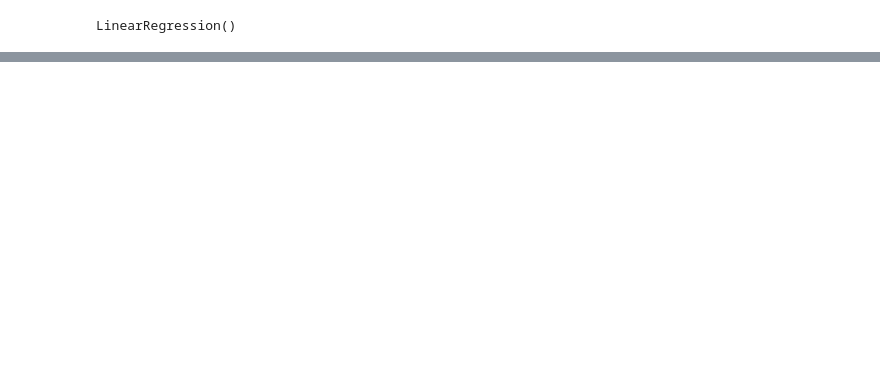
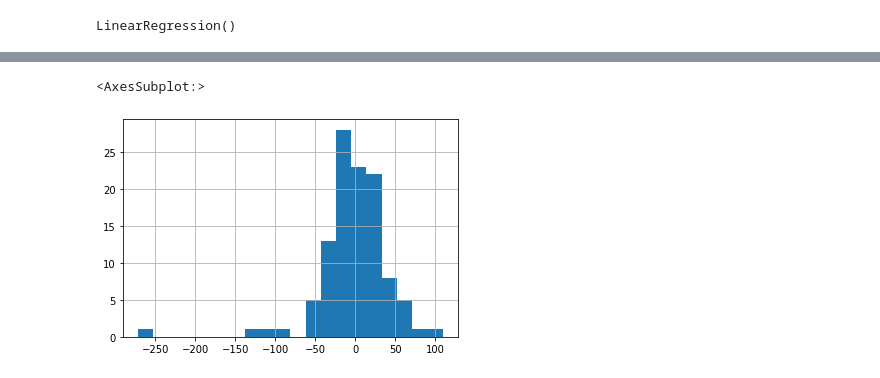
Before and after one commit to toniet/TFG, a Jupyter notebook: 4_Model.ipynb, the cells around one changed output, grey strips where cells are left out. Saved outputs shown, nothing was run; the diff lists cells and outputs as text; code cells hidden in the pictures; blank space fills up the shorter version.

```diff
--- a/4_Model.ipynb
+++ b/4_Model.ipynb
@@ -57,4 +57,4 @@ reg.fit(X_train,y_train)
 # %% [output]
 LinearRegression()
 # %%
-y_pred = reg.predict(X_test)
+pred_regl = regl.predict(X_test)
@@ -64,0 +68,4 @@ mean_absolute_error(y_test, y_pred)
+# %%
+result['pred_regl'] = pred_regl
+# %%
+result['error_regl'] = result['y_test'] - result['pred_regl']
@@ -64,0 +81,5 @@ mean_absolute_error(y_test, y_pred)
+# %%
+result['error_regl'].hist(bins=20)
+# %% [output]
+<AxesSubplot:>
+[figure, added]
```
Also changed, not shown: parts of 41 cells of this notebook, 2 other files.
